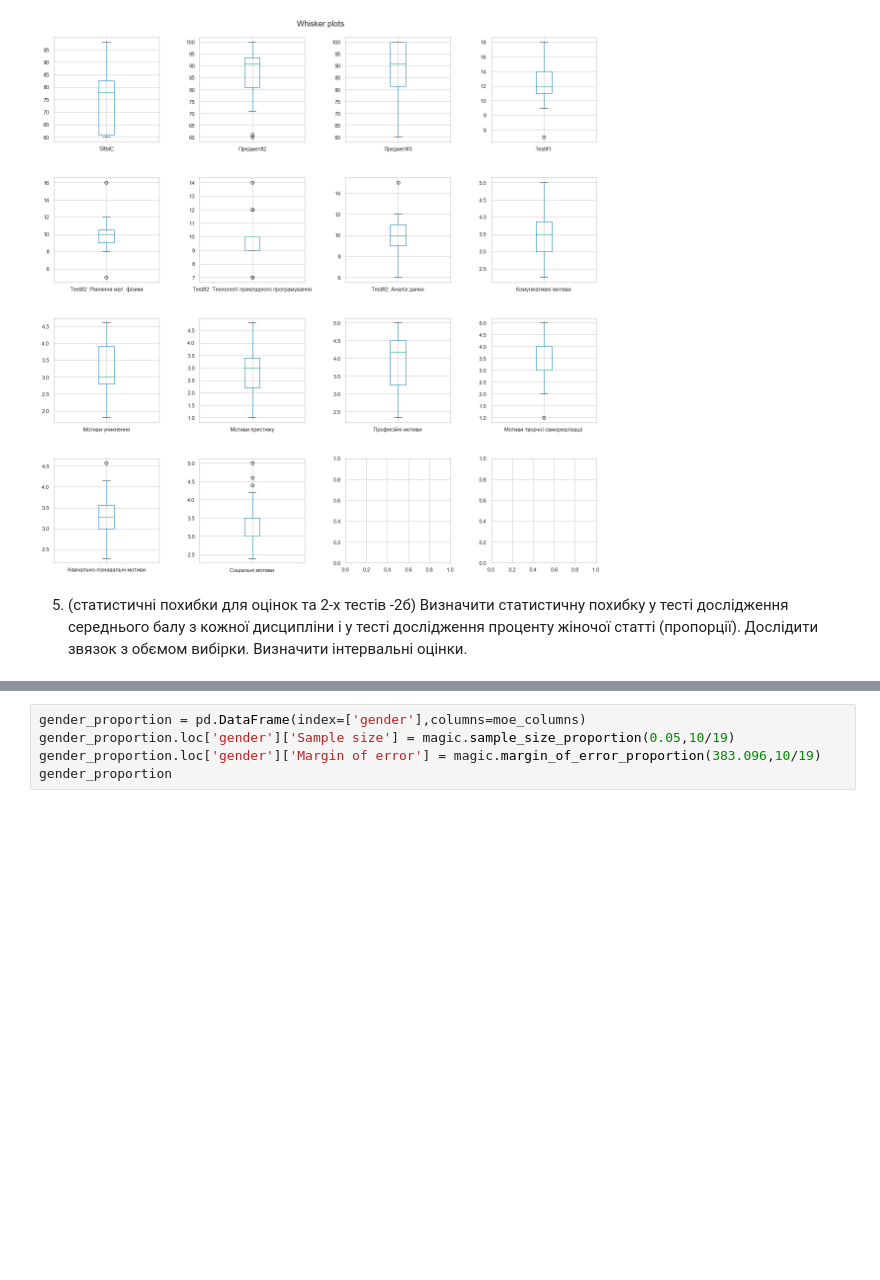
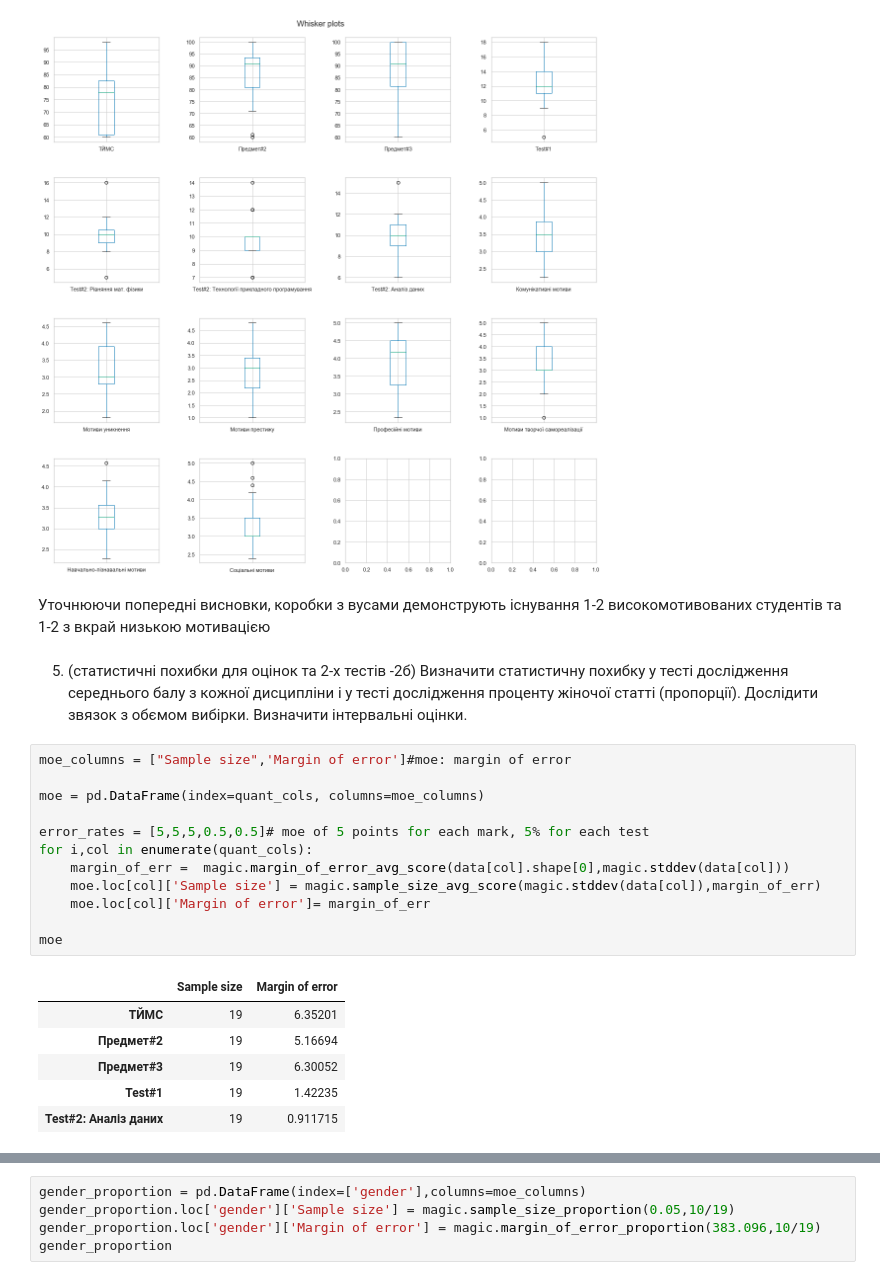
Before and after one commit to EddieKro/Data-Analysis, a Jupyter notebook: projects/poll/PM4_EDA.ipynb, the cells around one changed output, grey strips where cells are left out. Saved outputs shown, nothing was run; the diff lists cells and outputs as text; blank space fills up the shorter version.

```diff
--- a/projects/poll/PM4_EDA.ipynb
+++ b/projects/poll/PM4_EDA.ipynb
@@ -277,5 +295,26 @@ for i,col in enumerate(cols):
     data[col].plot(ax=axs[i1,i2],kind='box')
 # %% [output]
 [figure]
+# %% [markdown]
+Уточнюючи попередні висновки, коробки з вусами демонструють існування 1-2 високомотивованих студентів та 1-2 з вкрай низькою мотивацією
 # %% [markdown]
 5. (статистичні похибки для оцінок та 2-х тестів -2б) Визначити статистичну похибку у тесті дослідження середнього балу з кожної дисципліни і у тесті дослідження проценту жіночої статті  (пропорції). Дослідити звязок з обємом вибірки. Визначити інтервальні оцінки.
+# %%
+moe_columns = ["Sample size",'Margin of error']#moe: margin of error
+
+moe = pd.DataFrame(index=quant_cols, columns=moe_columns)
+
+error_rates = [5,5,5,0.5,0.5]# moe of 5 points for each mark, 5% for each test
+for i,col in enumerate(quant_cols):
+    margin_of_err =  magic.margin_of_error_avg_score(data[col].shape[0],magic.stddev(data[col]))
+    moe.loc[col]['Sample size'] = magic.sample_size_avg_score(magic.stddev(data[col]),margin_of_err)
+    moe.loc[col]['Margin of error']= margin_of_err
+
+moe
+# %% [output]
+|  | Sample size | Margin of error |
+| ТЙМС | 19 | 6.35201 |
+| Предмет#2 | 19 | 5.16694 |
+| Предмет#3 | 19 | 6.30052 |
+| Test#1 | 19 | 1.42235 |
+| Test#2: Аналіз даних | 19 | 0.911715 |
```
Also changed, not shown: parts of 14 cells of this notebook, 3 other files.
